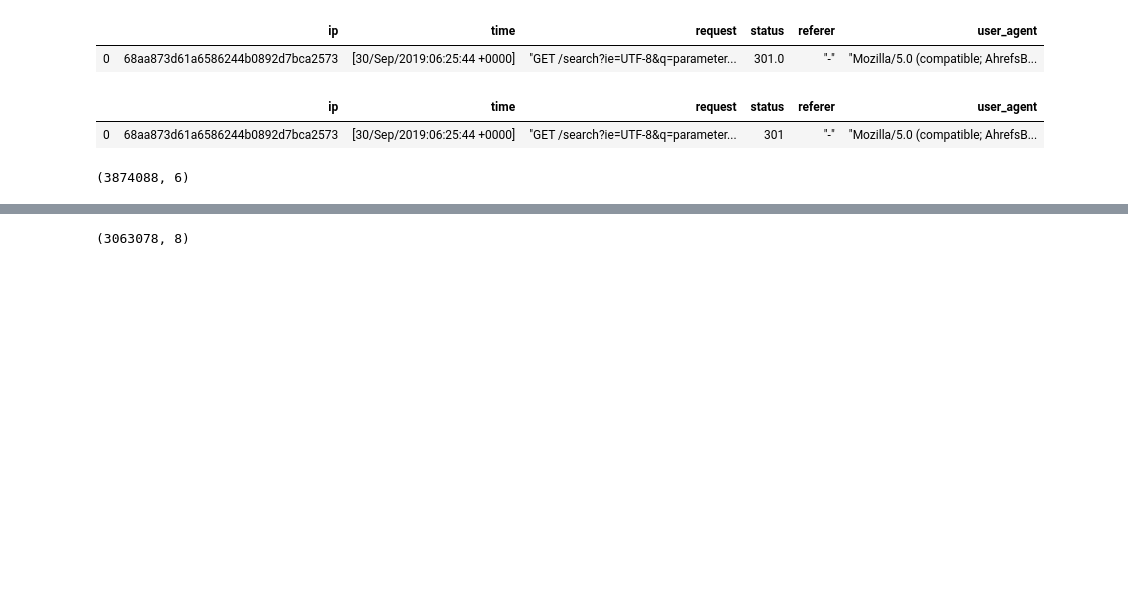
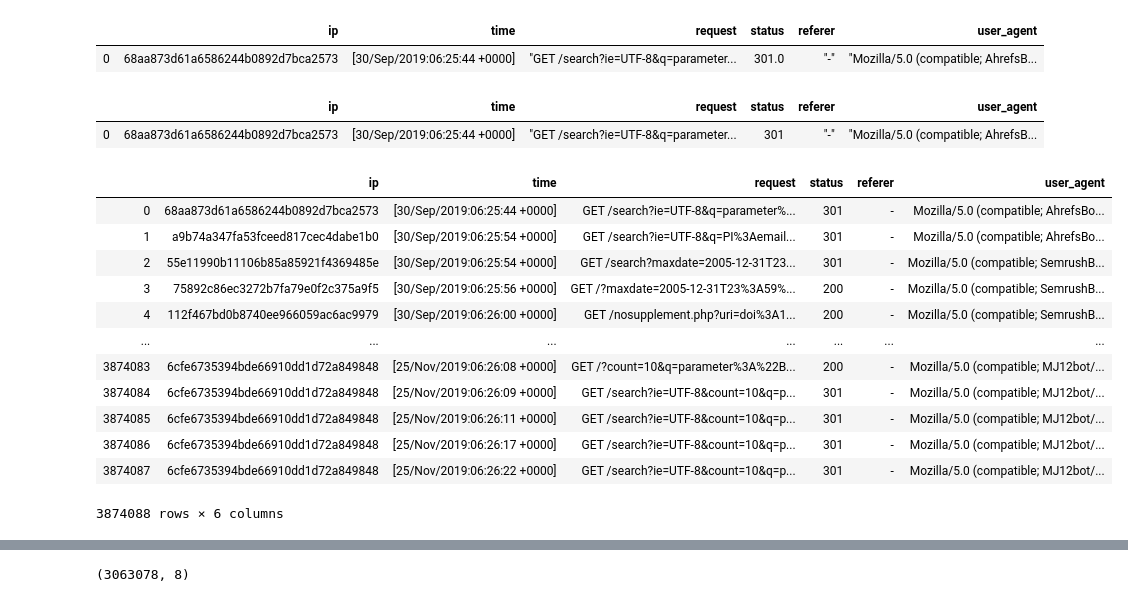
Before and after one commit to pangaea-data-publisher/pan_usagemmine, a Jupyter notebook: Top50KeyWords_Updated.ipynb, the cells around one changed output, grey strips where cells are left out. Drawn from its saved outputs; the diff is of its cells as text; code cells hidden in the pictures; blank space fills up the shorter version.

```diff
--- a/Top50KeyWords_Updated.ipynb
+++ b/Top50KeyWords_Updated.ipynb
@@ -38,9 +39,21 @@ logData['request']= logData['request'].apply(lambda x: re.sub(r'^"|"$', '', str(
 logData['user_agent']= logData['user_agent'].apply(lambda x: re.sub(r'^"|"$', '',str(x)) )
 logData['referer']= logData['referer'].apply(lambda x: re.sub(r'^"|"$', '',str(x)) )
 # %%
-logData.shape
+logData
 # %% [output]
+|  | ip | time | request | status | referer | user_agent |
+| 0 | 68aa873d61a6586244b0892d7bca2573 | [30/Sep/2019:06:25:44 +0000] | GET /search?ie=UTF-8&q=parameter%... | 301 | - | Mozilla/5.0 (compatible; AhrefsBo... |
+| 1 | a9b74a347fa53fceed817cec4dabe1b0 | [30/Sep/2019:06:25:54 +0000] | GET /search?ie=UTF-8&q=PI%3Aemail... | 301 | - | Mozilla/5.0 (compatible; AhrefsBo... |
+| 2 | 55e11990b11106b85a85921f4369485e | [30/Sep/2019:06:25:54 +0000] | GET /search?maxdate=2005-12-31T23... | 301 | - | Mozilla/5.0 (compatible; SemrushB... |
+| 3 | 75892c86ec3272b7fa79e0f2c375a9f5 | [30/Sep/2019:06:25:56 +0000] | GET /?maxdate=2005-12-31T23%3A59%... | 200 | - | Mozilla/5.0 (compatible; SemrushB... |
+| 4 | 112f467bd0b8740ee966059ac6ac9979 | [30/Sep/2019:06:26:00 +0000] | GET /nosupplement.php?uri=doi%3A1... | 200 | - | Mozilla/5.0 (compatible; SemrushB... |
+| ... | ... | ... | ... | ... | ... | ... |
+| 3874083 | 6cfe6735394bde66910dd1d72a849848 | [25/Nov/2019:06:26:08 +0000] | GET /?count=10&q=parameter%3A%22B... | 200 | - | Mozilla/5.0 (compatible; MJ12bot/... |
+| 3874084 | 6cfe6735394bde66910dd1d72a849848 | [25/Nov/2019:06:26:09 +0000] | GET /search?ie=UTF-8&count=10&q=p... | 301 | - | Mozilla/5.0 (compatible; MJ12bot/... |
+| 3874085 | 6cfe6735394bde66910dd1d72a849848 | [25/Nov/2019:06:26:11 +0000] | GET /search?ie=UTF-8&count=10&q=p... | 301 | - | Mozilla/5.0 (compatible; MJ12bot/... |
+| 3874086 | 6cfe6735394bde66910dd1d72a849848 | [25/Nov/2019:06:26:17 +0000] | GET /search?ie=UTF-8&count=10&q=p... | 301 | - | Mozilla/5.0 (compatible; MJ12bot/... |
+| 3874087 | 6cfe6735394bde66910dd1d72a849848 | [25/Nov/2019:06:26:22 +0000] | GET /search?ie=UTF-8&count=10&q=p... | 301 | - | Mozilla/5.0 (compatible; MJ12bot/... |
-(3874088, 6)
+3874088 rows × 6 columns
 # %%
 logData['request_type'] = logData['request'].str.split().str[0]
 logData['resource'] = logData['request'].str.split().str[1]
```
Also changed, not shown: parts of 5 cells of this notebook, 5 other files.
